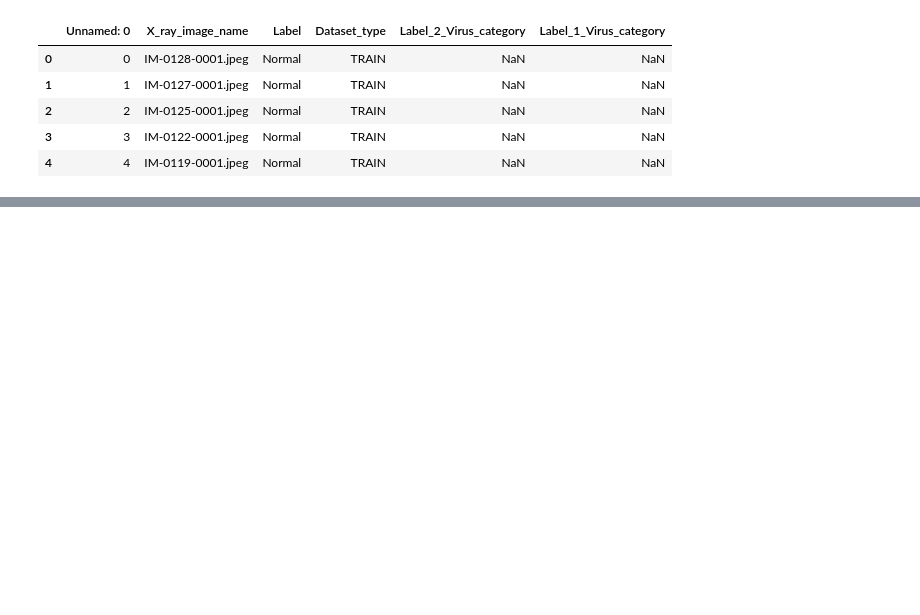
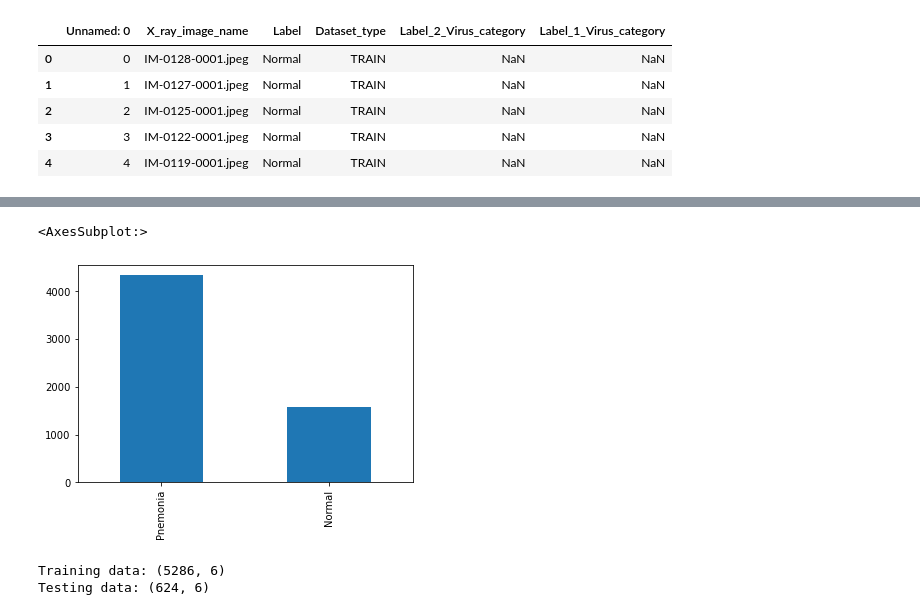
Before and after one commit to archeltaneka/stanford-xcs229ii-project, a Jupyter notebook: project_playground.ipynb, the cells around one changed output, grey strips where cells are left out. Saved outputs shown, nothing was run; the diff lists cells and outputs as text; code cells hidden in the pictures; blank space fills up the shorter version.

```diff
--- a/project_playground.ipynb
+++ b/project_playground.ipynb
@@ -25,0 +82,15 @@ metadata.head()
+# %%
+label = metadata['Label'].value_counts()
+label.plot(kind='bar')
+# %% [output]
+<AxesSubplot:>
+[figure, added]
+# %%
+df_train = metadata[metadata['Dataset_type']=='TRAIN']
+df_test = metadata[metadata['Dataset_type']=='TEST']
+
+print('Training data:', df_train.shape)
+print('Testing data:', df_test.shape)
+# %% [output]
+Training data: (5286, 6)
+Testing data: (624, 6)
```
Also changed, not shown: parts of 20 cells of this notebook.
